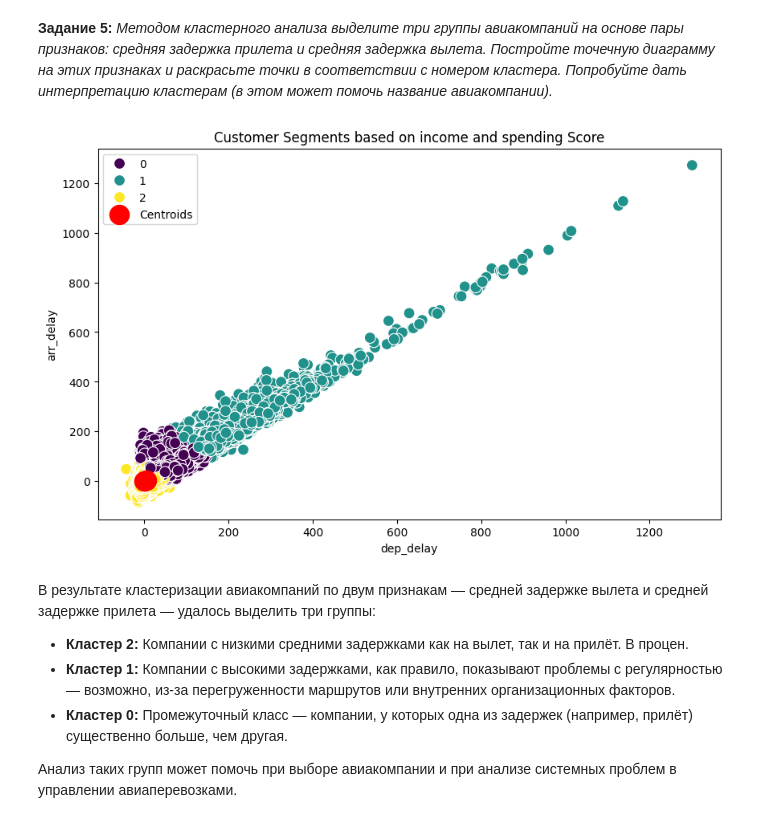
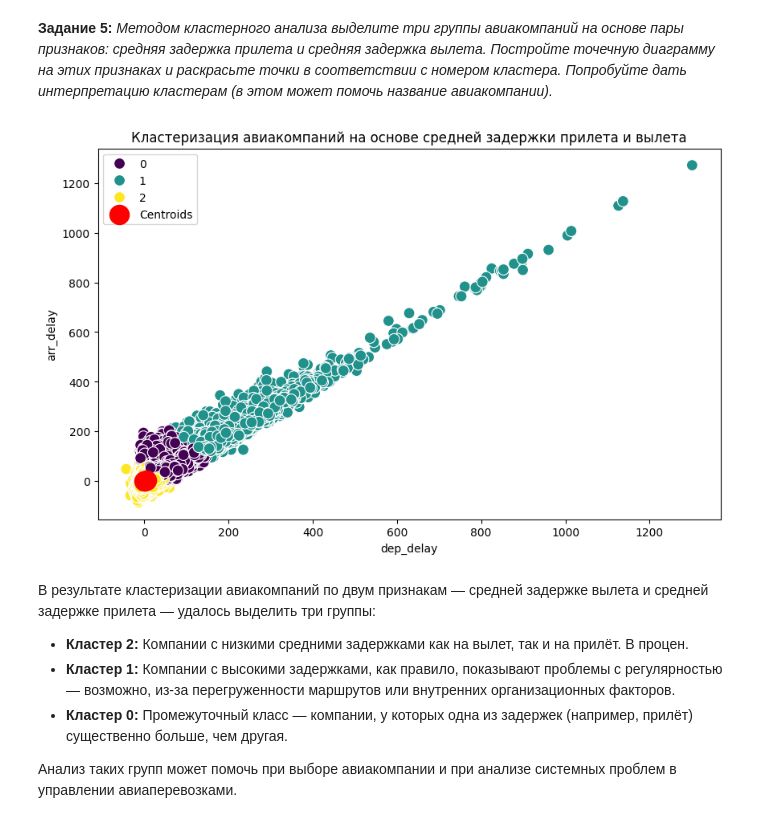
Before and after one commit to ivanirz/mfk_stat_project, a Jupyter notebook: irz_mfk.ipynb, the cells around one changed output. Saved outputs shown, nothing was run; the diff lists cells and outputs as text; code cells hidden in the pictures.

```diff
--- a/irz_mfk.ipynb
+++ b/irz_mfk.ipynb
@@ -319,13 +333,13 @@ cluster_counts = df.groupby(['carrier', 'Cluster']).size()
 # %%
 # и визуализируем данные
 plt.figure(figsize=(10, 6))
 sns.scatterplot(x=df['dep_delay'], y=df['arr_delay'], hue=df['Cluster'], palette='viridis', s=100)
 plt.scatter(kmeans.cluster_centers_[:, 0], kmeans.cluster_centers_[:, 1], s=300, c='red', label='Centroids')
-plt.title('Customer Segments based on income and spending Score')
+plt.title('Кластеризация авиакомпаний на основе средней задержки прилета и вылета')
 plt.legend()
 plt.show()
 # %% [output]
-[figure, old version]
+[figure, new version]
 # %% [markdown]
 В результате кластеризации авиакомпаний по двум признакам — средней задержке вылета и средней задержке прилета — удалось выделить три группы:
 
```
Also changed, not shown: parts of 8 cells of this notebook.
